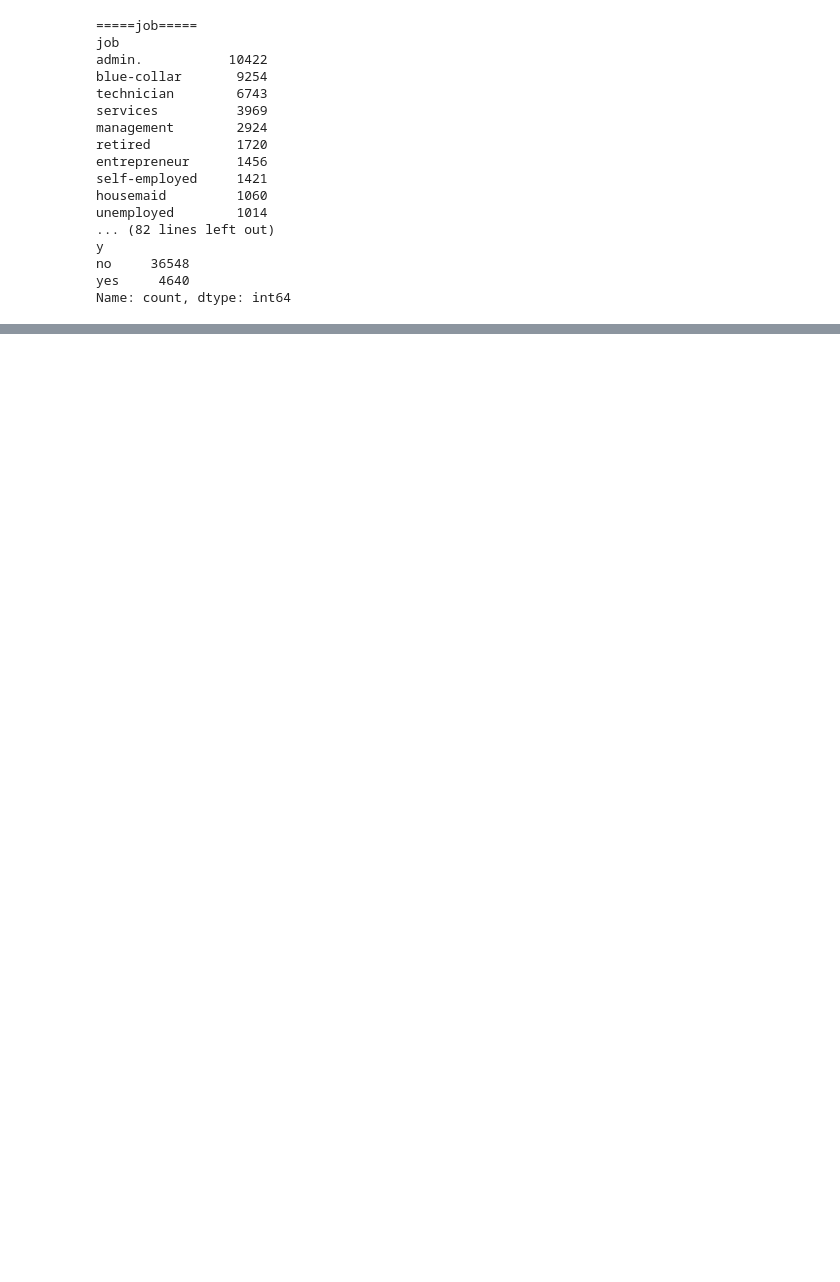
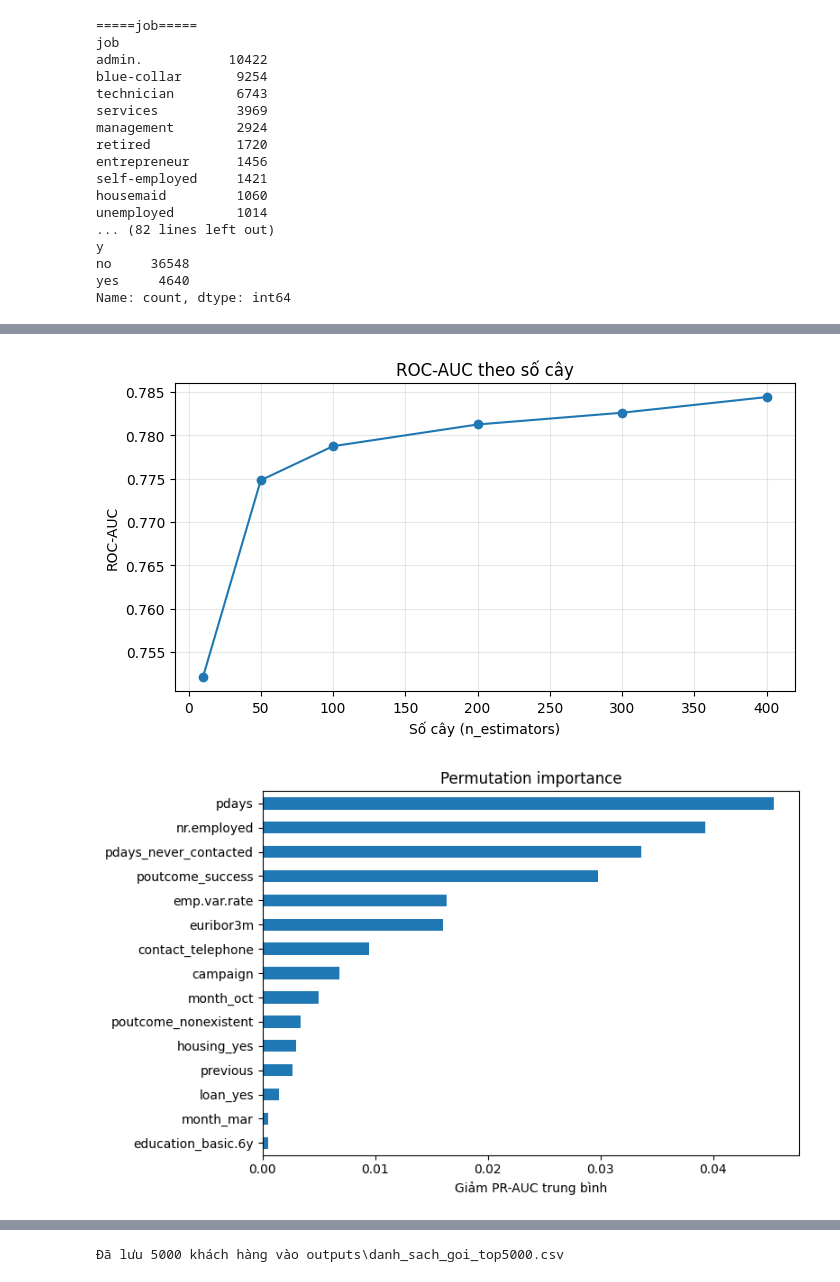
Before and after one commit to hieutran-12/Tran_Minh_Hieu-Lab-Machine-Learning, a Jupyter notebook: 01-Phan-loai/TT-03-Random-Forest/main.ipynb, the cells around one changed output, grey strips where cells are left out. Cells and saved outputs as stored; diff of their text form; code cells hidden in the pictures; blank space fills up the shorter version.

```diff
--- a/01-Phan-loai/TT-03-Random-Forest/main.ipynb
+++ b/01-Phan-loai/TT-03-Random-Forest/main.ipynb
@@ -77,3 +78,22 @@ y
 no     36548
 yes     4640
 Name: count, dtype: int64
+# %%
+from sklearn.model_selection import train_test_split
+
+df_data = df.drop(columns=['duration']).copy()
+df_data['pdays_never_contacted'] = (df_data['pdays'] == 999).astype(int)
+df_data['pdays'] = df_data['pdays'].replace(999, -1)
+
+X = df_data.drop(columns=['y'])
+X = pd.get_dummies(X, drop_first=True)
+y = df_data['y'].map({'no': 0, 'yes': 1})
+
+X_train, X_test, y_train, y_test = train_test_split(
+    X, y, test_size=0.2, random_state=42, stratify=y
+)
+
+print('X_train:', X_train.shape)
+print('X_test:', X_test.shape)
+print('Số khách chưa từng liên hệ:', df_data['pdays_never_contacted'].sum())
+print('Tỷ lệ yes trong train:', y_train.mean())
@@ -79,0 +220,53 @@ Name: count, dtype: int64
+# %%
+from pathlib import Path
+
+output_dir = Path('outputs')
+output_dir.mkdir(exist_ok=True)
+
+estimators_grid = [10, 50, 100, 200, 300, 400]
+auc_scores = []
+for estimator_count in estimators_grid:
+    model = RandomForestClassifier(
+        n_estimators=estimator_count, max_features='sqrt',
+        class_weight='balanced_subsample', n_jobs=-1, random_state=42
+    )
+    model.fit(X_train, y_train)
+    auc_scores.append(roc_auc_score(y_test, model.predict_proba(X_test)[:, 1]))
+
+plt.figure(figsize=(8, 4))
+plt.plot(estimators_grid, auc_scores, marker='o')
+plt.xlabel('Số cây (n_estimators)')
+plt.ylabel('ROC-AUC')
+plt.title('ROC-AUC theo số cây')
+plt.grid(alpha=0.3)
+plt.show()
+
+importance.sort_values(ascending=True).tail(15).plot.barh(figsize=(8, 5), title='Permutation importance')
+plt.xlabel('Giảm PR-AUC trung bình')
+plt.tight_layout()
+plt.show()
+
+sorted_indices = np.argsort(y_proba)[::-1]
+cumulative_positives = np.cumsum(y_test.iloc[sorted_indices].to_numpy())
+contacted = np.arange(1, len(y_test) + 1)
+cumulative_gain = cumulative_positives / y_test.sum()
+random_gain = contacted / len(y_test)
+
+plt.figure(figsize=(8, 4))
+plt.plot(contacted / len(y_test), cumulative_gain, label='Random Forest')
+plt.plot(contacted / len(y_test), random_gain, '--', label='Gọi ngẫu nhiên')
+plt.xlabel('Tỷ lệ khách hàng được gọi')
+plt.ylabel('Tỷ lệ khách hàng đồng ý tích lũy')
+plt.title('Cumulative gain')
+plt.legend()
+plt.grid(alpha=0.3)
+plt.show()
+
+ranked_customers = df.loc[X_test.index].copy()
+ranked_customers['predicted_probability'] = y_proba
+ranked_customers = ranked_customers.sort_values('predicted_probability', ascending=False)
+ranked_customers.head(k).to_csv(output_dir / 'danh_sach_goi_top5000.csv', index=False)
+print(f'Đã lưu {min(k, len(ranked_customers))} khách hàng vào {output_dir / "danh_sach_goi_top5000.csv"}')
+# %% [output]
+[figure, added]
+[figure, added]
@@ -79,0 +274 @@ Name: count, dtype: int64
+Đã lưu 5000 khách hàng vào outputs\danh_sach_goi_top5000.csv
```
Also changed, not shown: parts of 6 cells of this notebook, 2 other files.
